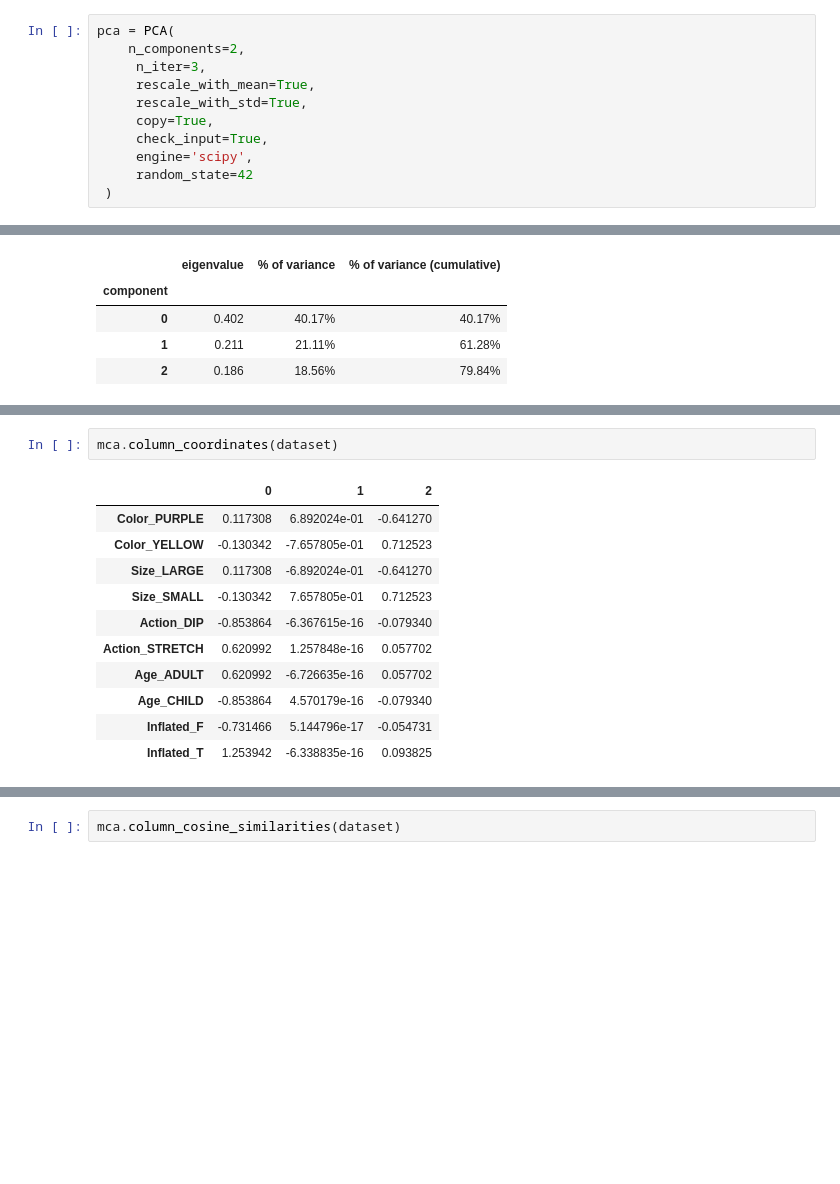
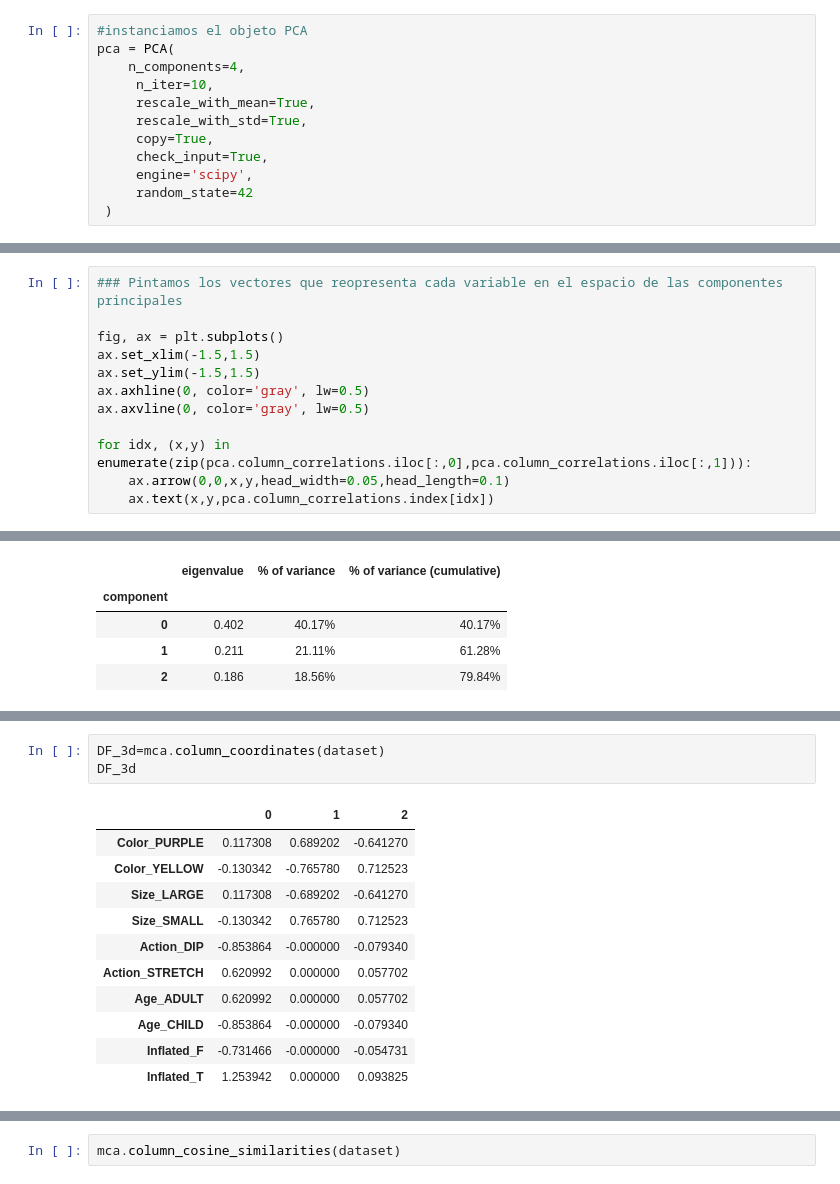
Before and after one commit to ccjaviers777/ean_material_ml, a Jupyter notebook: Cuadernos/3. Prince.ipynb, the cells around one changed output, grey strips where cells are left out. Saved outputs shown, nothing was run; the diff lists cells and outputs as text; blank space fills up the shorter version.

```diff
--- a/Cuadernos/3. Prince.ipynb
+++ b/Cuadernos/3. Prince.ipynb
@@ -72,7 +99,8 @@ sns.scatterplot(x='Sepal length', y='Petal length', hue='Species', data=DF)
 # %%
+#instanciamos el objeto PCA
 pca = PCA(
-    n_components=2,
-     n_iter=3,
+    n_components=4,
+     n_iter=10,
      rescale_with_mean=True,
      rescale_with_std=True,
      copy=True,
@@ -217,3 +267,15 @@ pca.inverse_transform(pca.transform(X))
 | 148 | 6.748671 | 3.302311 | 5.203441 | 1.839848 |
 | 149 | 6.248871 | 2.935170 | 4.737955 | 1.610330 |
 150 rows × 4 columns
+# %%
+### Pintamos los vectores que reopresenta cada variable en el espacio de las componentes principales
+
+fig, ax = plt.subplots()
+ax.set_xlim(-1.5,1.5)
+ax.set_ylim(-1.5,1.5)
+ax.axhline(0, color='gray', lw=0.5)
+ax.axvline(0, color='gray', lw=0.5)
+
+for idx, (x,y) in enumerate(zip(pca.column_correlations.iloc[:,0],pca.column_correlations.iloc[:,1])):
+    ax.arrow(0,0,x,y,head_width=0.05,head_length=0.1)
+    ax.text(x,y,pca.column_correlations.index[idx])
@@ -394,17 +577,18 @@ mca.row_coordinates(dataset)
 # %%
-mca.column_coordinates(dataset)
+DF_3d=mca.column_coordinates(dataset)
+DF_3d
 # %% [output]
 |  | 0 | 1 | 2 |
-| Color_PURPLE | 0.117308 | 6.892024e-01 | -0.641270 |
-| Color_YELLOW | -0.130342 | -7.657805e-01 | 0.712523 |
-| Size_LARGE | 0.117308 | -6.892024e-01 | -0.641270 |
-| Size_SMALL | -0.130342 | 7.657805e-01 | 0.712523 |
-| Action_DIP | -0.853864 | -6.367615e-16 | -0.079340 |
-| Action_STRETCH | 0.620992 | 1.257848e-16 | 0.057702 |
-| Age_ADULT | 0.620992 | -6.726635e-16 | 0.057702 |
-| Age_CHILD | -0.853864 | 4.570179e-16 | -0.079340 |
-| Inflated_F | -0.731466 | 5.144796e-17 | -0.054731 |
-| Inflated_T | 1.253942 | -6.338835e-16 | 0.093825 |
+| Color_PURPLE | 0.117308 | 0.689202 | -0.641270 |
+| Color_YELLOW | -0.130342 | -0.765780 | 0.712523 |
+| Size_LARGE | 0.117308 | -0.689202 | -0.641270 |
+| Size_SMALL | -0.130342 | 0.765780 | 0.712523 |
+| Action_DIP | -0.853864 | -0.000000 | -0.079340 |
+| Action_STRETCH | 0.620992 | 0.000000 | 0.057702 |
+| Age_ADULT | 0.620992 | 0.000000 | 0.057702 |
+| Age_CHILD | -0.853864 | -0.000000 | -0.079340 |
+| Inflated_F | -0.731466 | -0.000000 | -0.054731 |
+| Inflated_T | 1.253942 | 0.000000 | 0.093825 |
 # %%
 mca.plot(
     dataset,
```
Also changed, not shown: parts of 28 cells of this notebook, 2 other files.
